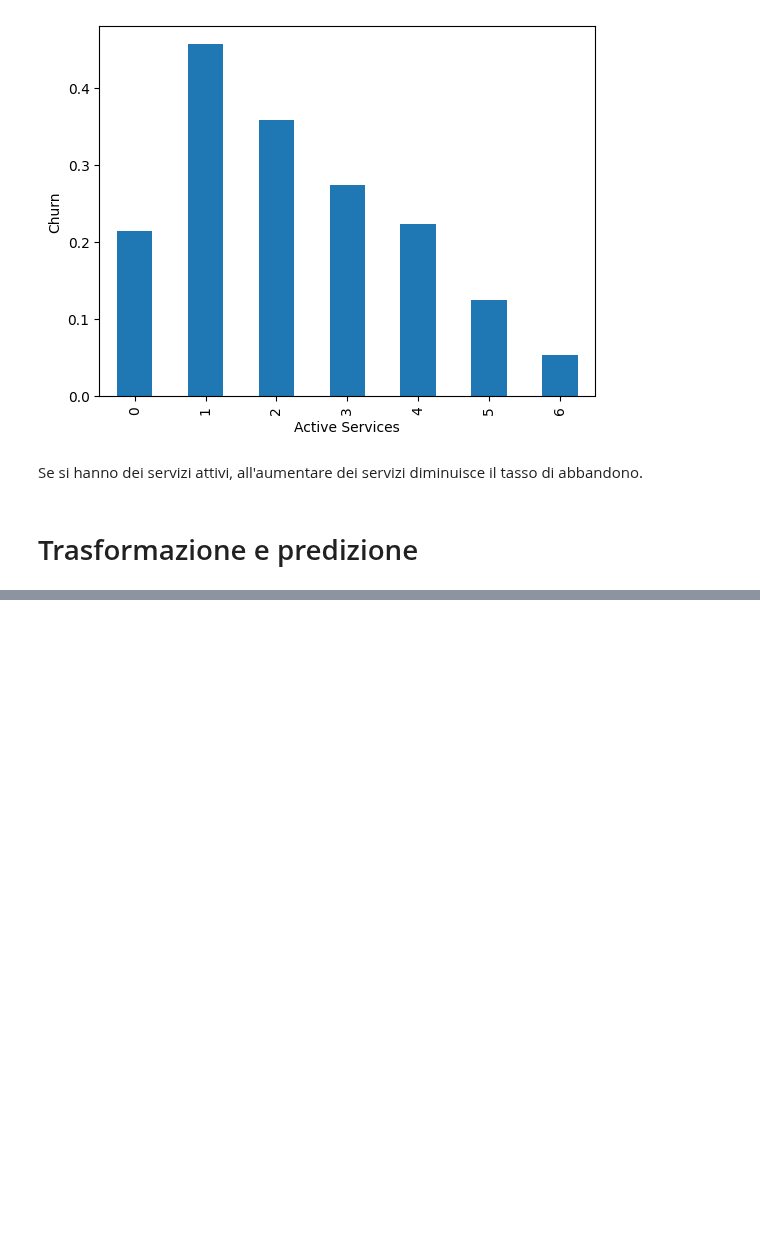
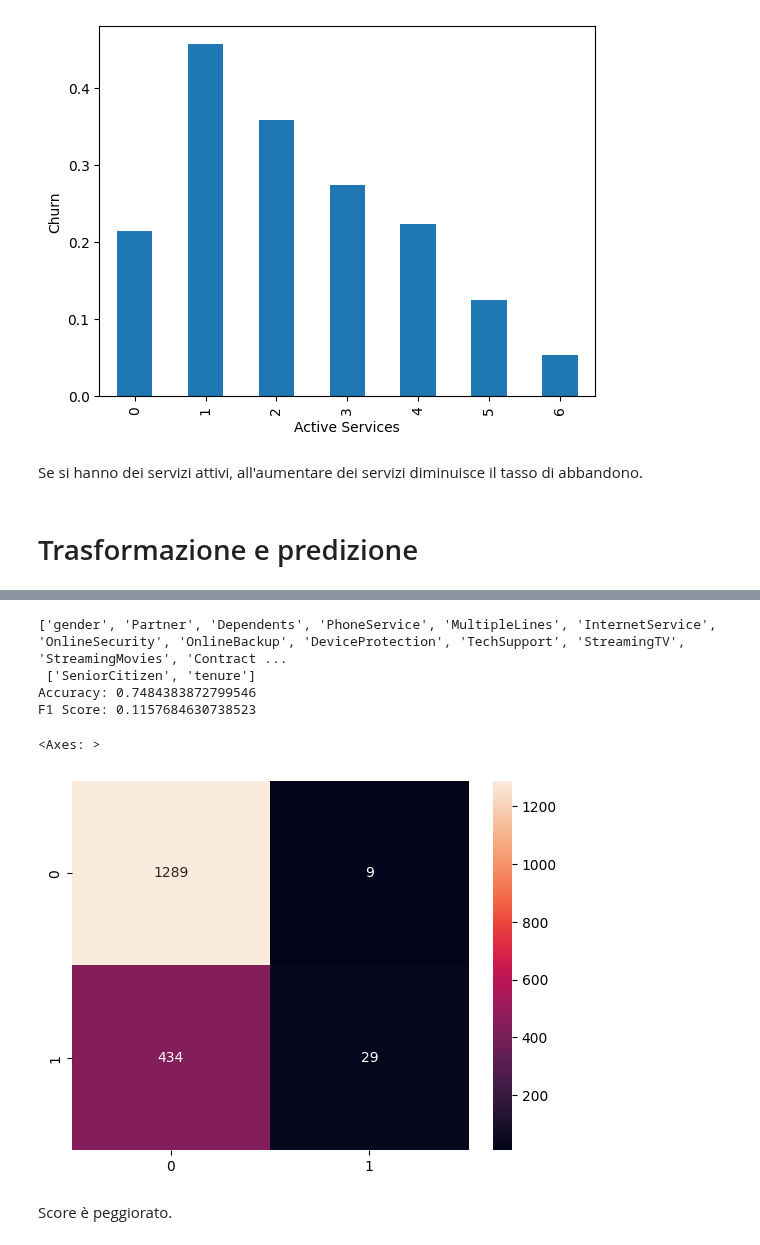
Before and after one commit to karim1644/BDTA, a Jupyter notebook: Past-Exams/2025-06-18/2025-06-18.ipynb, the cells around one changed output, grey strips where cells are left out. Saved outputs shown, nothing was run; the diff lists cells and outputs as text; code cells hidden in the pictures; blank space fills up the shorter version.

```diff
--- a/Past-Exams/2025-06-18/2025-06-18.ipynb
+++ b/Past-Exams/2025-06-18/2025-06-18.ipynb
@@ -329,0 +583,2 @@ Se si hanno dei servizi attivi, all'aumentare dei servizi diminuisce il tasso di
+# %%
+X_train, X_test, y_train, y_test = model_selection.train_test_split(X, y, test_size=0.25, stratify=y, random_state=0)
@@ -329,0 +664,11 @@ Se si hanno dei servizi attivi, all'aumentare dei servizi diminuisce il tasso di
+# %%
+X = df[top_5_corr_features]
+y = df['Churn']
+X_train, X_test, y_train, y_test = model_selection.train_test_split(X, y, test_size=0.25, stratify=y, random_state=0)
+
+rfc = ensemble.RandomForestClassifier()
+
+rfc.fit(X_train, y_train)
+y_pred = rfc.predict(X_test)
+print("Accuracy:", metrics.accuracy_score(y_test, y_pred))
+print("F1 Score:", metrics.f1_score(y_test, y_pred))
@@ -329,0 +684,42 @@ Se si hanno dei servizi attivi, all'aumentare dei servizi diminuisce il tasso di
+# %%
+df = pd.read_csv('dataset.csv', sep=',')
+X = df.drop(['Churn', 'customerID'], axis=1)
+y = df['Churn']
+enc = preprocessing.LabelEncoder()
+y = enc.fit_transform(y)
+X_train, X_test, y_train, y_test = model_selection.train_test_split(X, y, test_size=0.25, random_state=0)
+# %%
+categorical_cols = [col for col in X_train.columns if X_train[col].dtype == object]
+numerical_cols = [col for col in X_train.columns if X_train[col].dtype in ['int64', 'float64']]
+numerical_cols.remove('MonthlyCharges')
+print(categorical_cols, '\n', numerical_cols)
+
+preprocessor = compose.ColumnTransformer(transformers=[
+    ('discr', preprocessing.KBinsDiscretizer(n_bins=5), ['MonthlyCharges']),
+    ('onehot', preprocessing.OneHotEncoder(handle_unknown='ignore'), categorical_cols),
+    ('stdscl', preprocessing.StandardScaler(), numerical_cols),
+
+], remainder='passthrough')
+
+model = ensemble.RandomForestClassifier(n_estimators=300, max_depth=10)
+
+my_pipeline = pipeline.Pipeline(steps=[
+    ('preprocessor', preprocessor),
+    ('model', model),
+])
+
+my_pipeline.fit(X_train, y_train)
+y_pred = my_pipeline.predict(X_test)
+print("Accuracy:", metrics.accuracy_score(y_test, y_pred))
+print("F1 Score:", metrics.f1_score(y_test, y_pred))
+cnf_matrix = metrics.confusion_matrix(y_test, y_pred)
+sns.heatmap(cnf_matrix,annot=True,fmt="d")
+# %% [output]
+['gender', 'Partner', 'Dependents', 'PhoneService', 'MultipleLines', 'InternetService', 'OnlineSecurity', 'OnlineBackup', 'DeviceProtection', 'TechSupport', 'StreamingTV', 'StreamingMovies', 'Contract ...
+ ['SeniorCitizen', 'tenure']
+Accuracy: 0.7484383872799546
+F1 Score: 0.1157684630738523
+<Axes: >
+[figure, added]
+# %% [markdown]
+Score è peggiorato.
```
Also changed, not shown: parts of 29 cells of this notebook.
